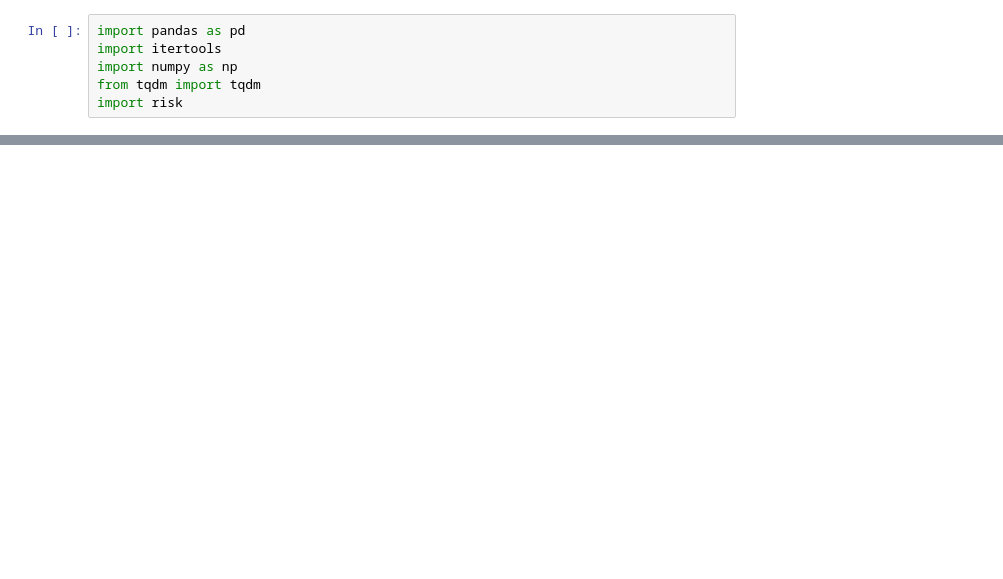
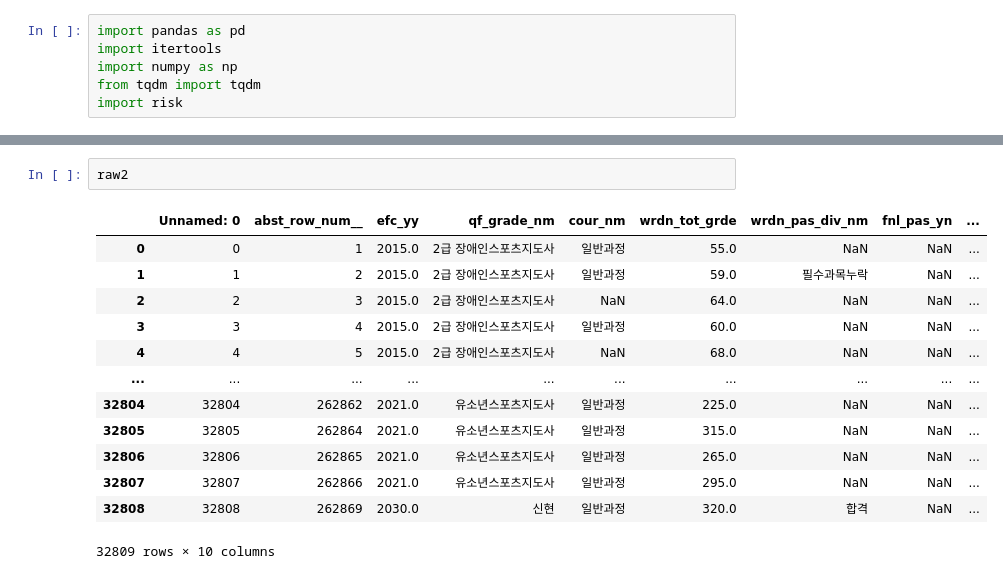
Before and after one commit to jong29/anonytester, a Jupyter notebook: funcs/func_tester.ipynb, the cells around one changed output, grey strips where cells are left out. Saved outputs shown, nothing was run; the diff lists cells and outputs as text; blank space fills up the shorter version.

```diff
--- a/funcs/func_tester.ipynb
+++ b/funcs/func_tester.ipynb
@@ -11,0 +26,16 @@ SyntaxError: EOL while scanning string literal (1227974144.py, line 1)
+# %%
+raw2
+# %% [output]
+|  | Unnamed: 0 | abst_row_num__ | efc_yy | qf_grade_nm | cour_nm | wrdn_tot_grde | wrdn_pas_div_nm | fnl_pas_yn | ... |
+| 0 | 0 | 1 | 2015.0 | 2급 장애인스포츠지도사 | 일반과정 | 55.0 | NaN | NaN | ... |
+| 1 | 1 | 2 | 2015.0 | 2급 장애인스포츠지도사 | 일반과정 | 59.0 | 필수과목누락 | NaN | ... |
+| 2 | 2 | 3 | 2015.0 | 2급 장애인스포츠지도사 | NaN | 64.0 | NaN | NaN | ... |
+| 3 | 3 | 4 | 2015.0 | 2급 장애인스포츠지도사 | 일반과정 | 60.0 | NaN | NaN | ... |
+| 4 | 4 | 5 | 2015.0 | 2급 장애인스포츠지도사 | NaN | 68.0 | NaN | NaN | ... |
+| ... | ... | ... | ... | ... | ... | ... | ... | ... | ... |
+| 32804 | 32804 | 262862 | 2021.0 | 유소년스포츠지도사 | 일반과정 | 225.0 | NaN | NaN | ... |
+| 32805 | 32805 | 262864 | 2021.0 | 유소년스포츠지도사 | 일반과정 | 315.0 | NaN | NaN | ... |
+| 32806 | 32806 | 262865 | 2021.0 | 유소년스포츠지도사 | 일반과정 | 265.0 | NaN | NaN | ... |
+| 32807 | 32807 | 262866 | 2021.0 | 유소년스포츠지도사 | 일반과정 | 295.0 | NaN | NaN | ... |
+| 32808 | 32808 | 262869 | 2030.0 | 신현 | 일반과정 | 320.0 | 합격 | NaN | ... |
+32809 rows × 10 columns
```
Also changed, not shown: parts of 5 cells of this notebook, 3 other files.
